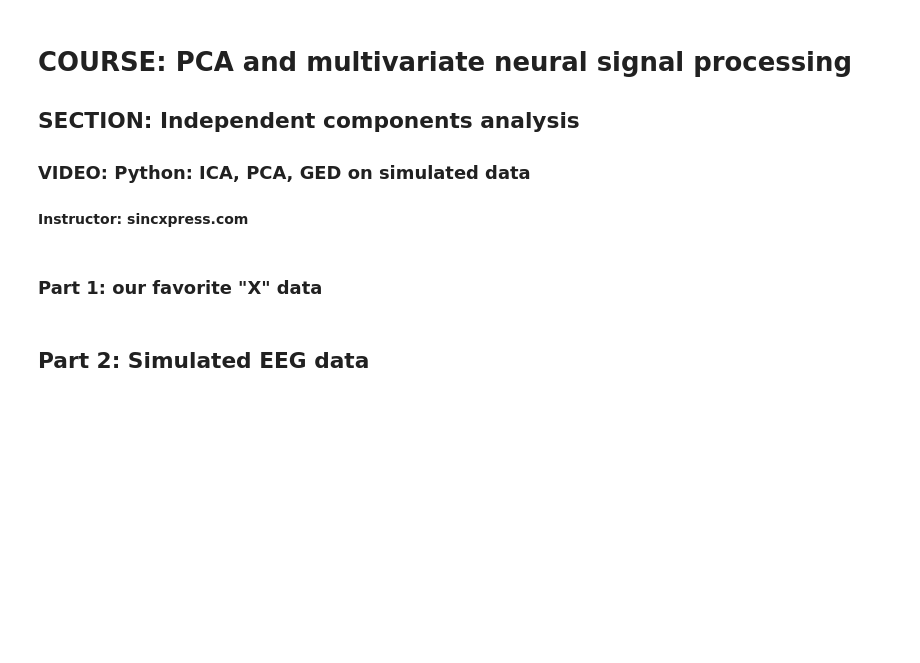
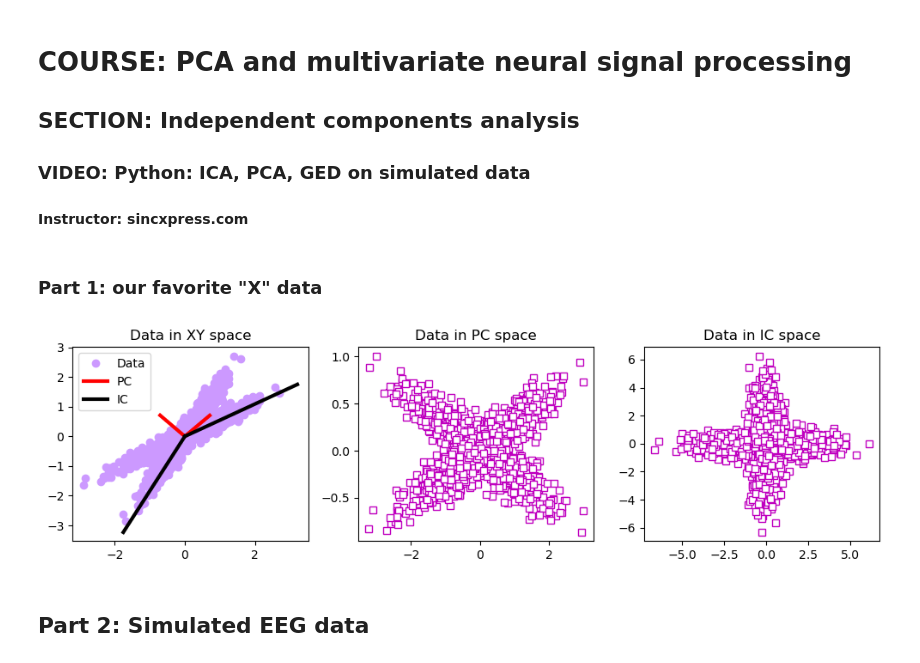
Before and after one commit to Rfsuther/PCA-multivariate-signal-processing, a Jupyter notebook: DRSS_ICA_simData.ipynb, the cells around one changed output. Saved outputs shown, nothing was run; the diff lists cells and outputs as text; code cells hidden in the pictures; blank space fills up the shorter version.

```diff
--- a/DRSS_ICA_simData.ipynb
+++ b/DRSS_ICA_simData.ipynb
@@ -20,7 +20,7 @@ import jade
 
 ## generate data
 x = np.random.randn(1000,2)
-x[:,1] *= .05
+x[:,1] *= .12
 
 # rotation matrix
 th = -np.pi/6
@@ -37,34 +37,36 @@ y[:,1] -= np.mean(y[:,1])
 evalsY,evecsY = np.linalg.eig( (y.T@y) / len(y) )
 # compute PC scores
 pc1 = y@evecsY[:,0]
 pc2 = y@evecsY[:,1]
 
 # now ICA
-ivecs = jade.main(y.T)[0]
+ivecs = jade.main(y.T,4)[0]
 ic_scores = np.array(ivecs)@y.T
 
 
 
 ### plotting
 _,axs = plt.subplots(1,3,figsize=(10,3))
 axs[0].plot(y[:,0],y[:,1],'o',label='Data',color=[.8,.6,1])
 axs[0].plot([0,evecsY[0,0]],[0,evecsY[1,0]],'r',linewidth=3,label='PC')
 axs[0].plot([0,evecsY[0,1]],[0,evecsY[1,1]],'r',linewidth=3)
 axs[0].plot([0,ivecs[0,0]],[0,ivecs[1,0]],'k',linewidth=3,label='IC')
 axs[0].plot([0,ivecs[0,1]],[0,ivecs[1,1]],'k',linewidth=3)
 axs[0].legend()
 axs[0].set_title('Data in XY space')
 
 # data in PC space
 axs[1].plot(pc1,pc2,'ms',markerfacecolor='w')
 axs[1].set_title('Data in PC space')
 
 # data in IC space
 axs[2].plot(ic_scores[0,:],ic_scores[1,:],'ms',markerfacecolor='w')
 axs[2].set_title('Data in IC space')
 
 plt.tight_layout()
 plt.show()
+# %% [output]
+[figure, added]
 # %% [markdown]
 ## Part 2: Simulated EEG data
 # %%
```
Also changed, not shown: parts of 5 cells of this notebook, 18 other files.
